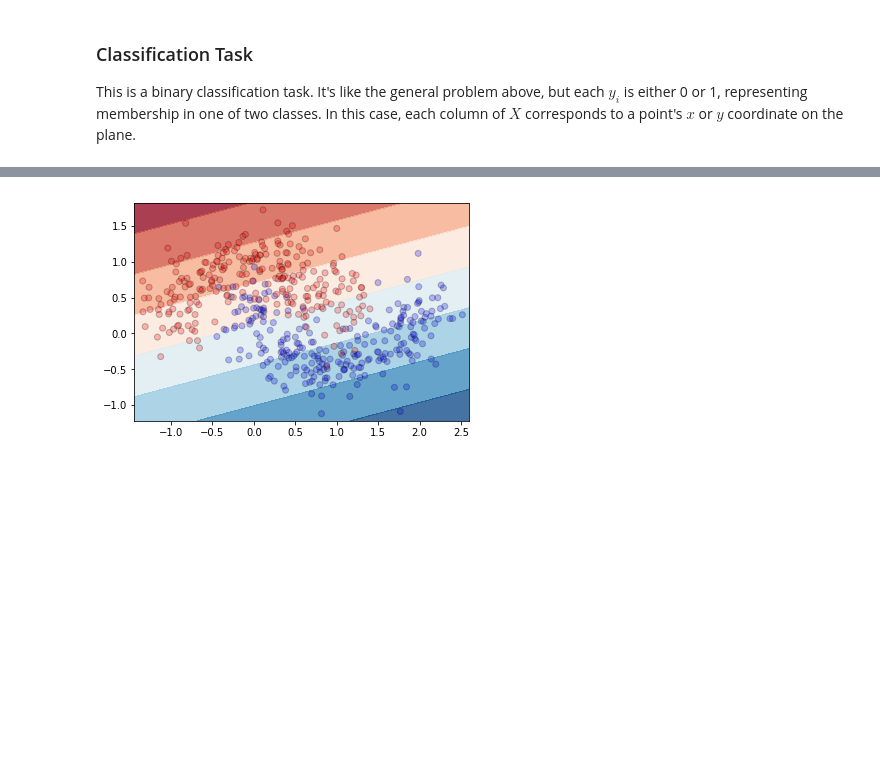
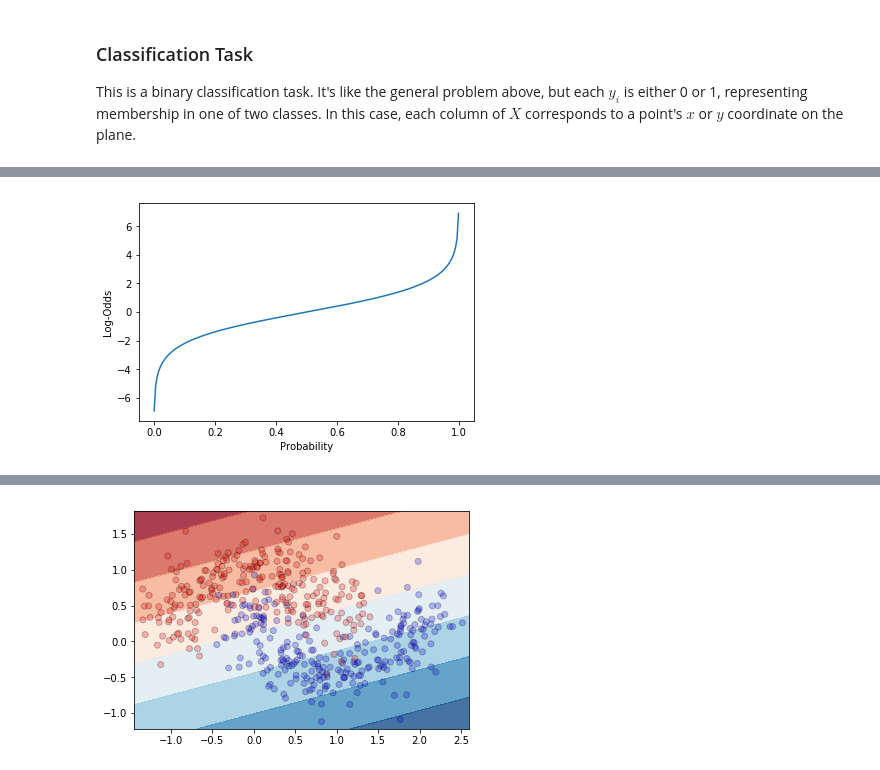
Before and after one commit to ggplot123/F5-Data-Science-Advanced-Analytics, a Jupyter notebook: Supervised Learning Introduction.ipynb, the cells around one changed output, grey strips where cells are left out. Drawn from its saved outputs; the diff is of its cells as text; code cells hidden in the pictures; blank space fills up the shorter version.

```diff
--- a/Supervised Learning Introduction.ipynb
+++ b/Supervised Learning Introduction.ipynb
@@ -116,0 +122,7 @@ The specific function that the algorithm optimizes is somewhat complicated, so w
+# %%
+logodds = lambda x : np.log(x/(1-x))
+xx = np.linspace(0.001, 0.999, 200)
+yy = logodds(xx)
+plt.plot(xx, yy); plt.xlabel('Probability'); plt.ylabel('Log-Odds');
+# %% [output]
+[figure, added]
```
Also changed, not shown: parts of 4 cells of this notebook.
